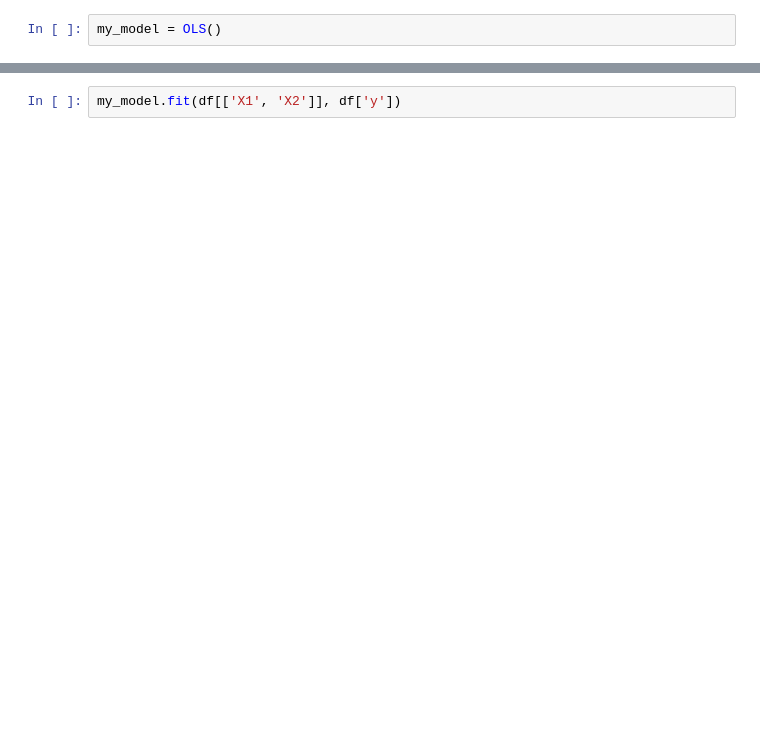
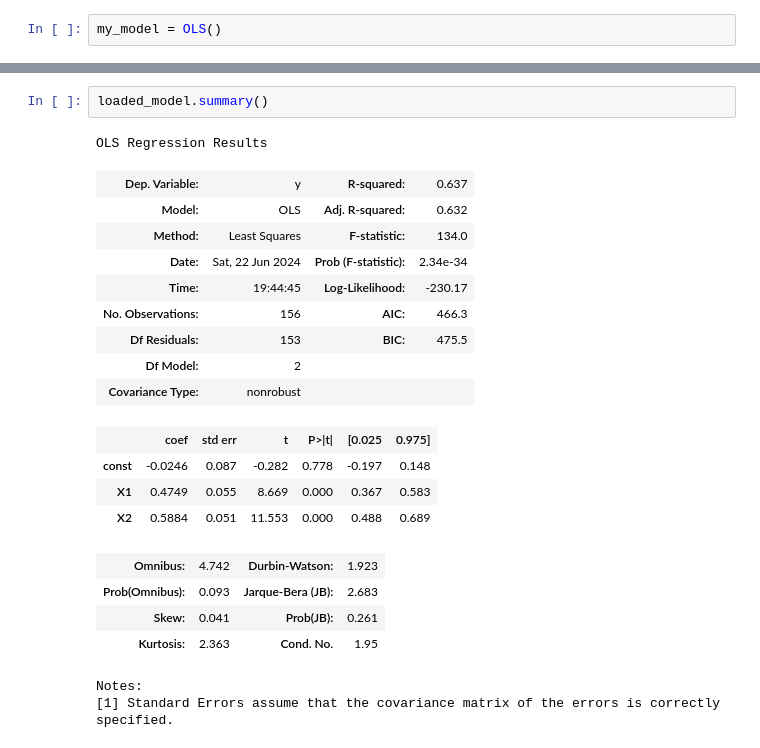
Before and after one commit to redam94/model_playground, a Jupyter notebook: notebooks/base_class_test.ipynb, the cells around one changed output, grey strips where cells are left out. Saved outputs shown, nothing was run; the diff lists cells and outputs as text; blank space fills up the shorter version.

```diff
--- a/notebooks/base_class_test.ipynb
+++ b/notebooks/base_class_test.ipynb
@@ -136,2 +71,23 @@ ModelNotFittedError: Model is not fitted
-# %%
-my_model.fit(df[['X1', 'X2']], df['y'])
+# %%
+loaded_model.summary()
+# %% [output]
+OLS Regression Results
+| Dep. Variable: | y | R-squared: | 0.637 |
+| Model: | OLS | Adj. R-squared: | 0.632 |
+| Method: | Least Squares | F-statistic: | 134.0 |
+| Date: | Sat, 22 Jun 2024 | Prob (F-statistic): | 2.34e-34 |
+| Time: | 19:44:45 | Log-Likelihood: | -230.17 |
+| No. Observations: | 156 | AIC: | 466.3 |
+| Df Residuals: | 153 | BIC: | 475.5 |
+| Df Model: | 2 |  |  |
+| Covariance Type: | nonrobust |  |  |
+|  | coef | std err | t | P>|t| | [0.025 | 0.975] |
+| const | -0.0246 | 0.087 | -0.282 | 0.778 | -0.197 | 0.148 |
+| X1 | 0.4749 | 0.055 | 8.669 | 0.000 | 0.367 | 0.583 |
+| X2 | 0.5884 | 0.051 | 11.553 | 0.000 | 0.488 | 0.689 |
+| Omnibus: | 4.742 | Durbin-Watson: | 1.923 |
+| Prob(Omnibus): | 0.093 | Jarque-Bera (JB): | 2.683 |
+| Skew: | 0.041 | Prob(JB): | 0.261 |
+| Kurtosis: | 2.363 | Cond. No. | 1.95 |
+Notes:
+[1] Standard Errors assume that the covariance matrix of the errors is correctly specified.
```
Also changed, not shown: parts of 18 cells of this notebook, 2 other files.
